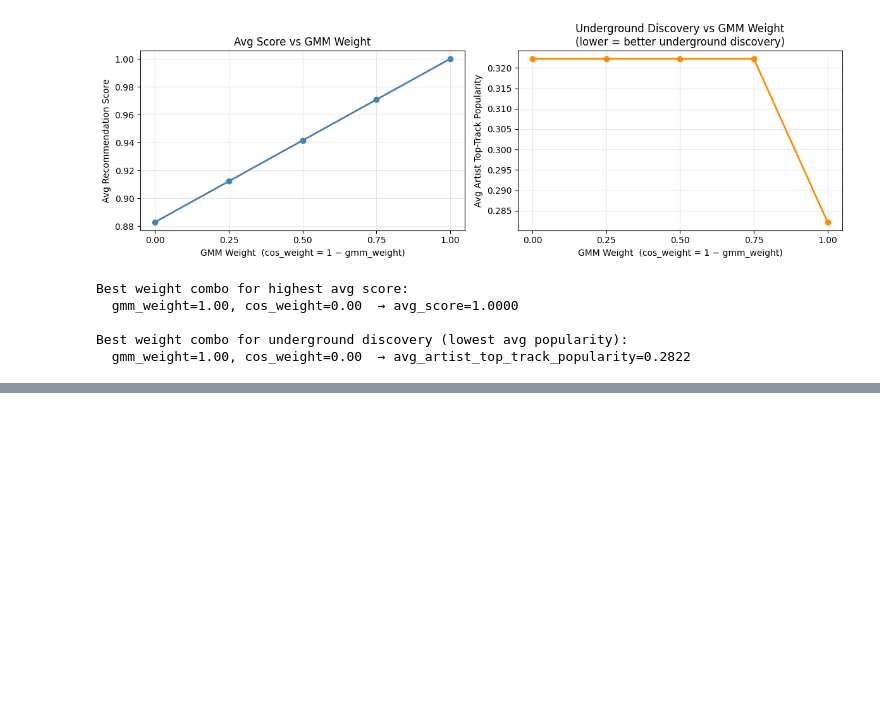
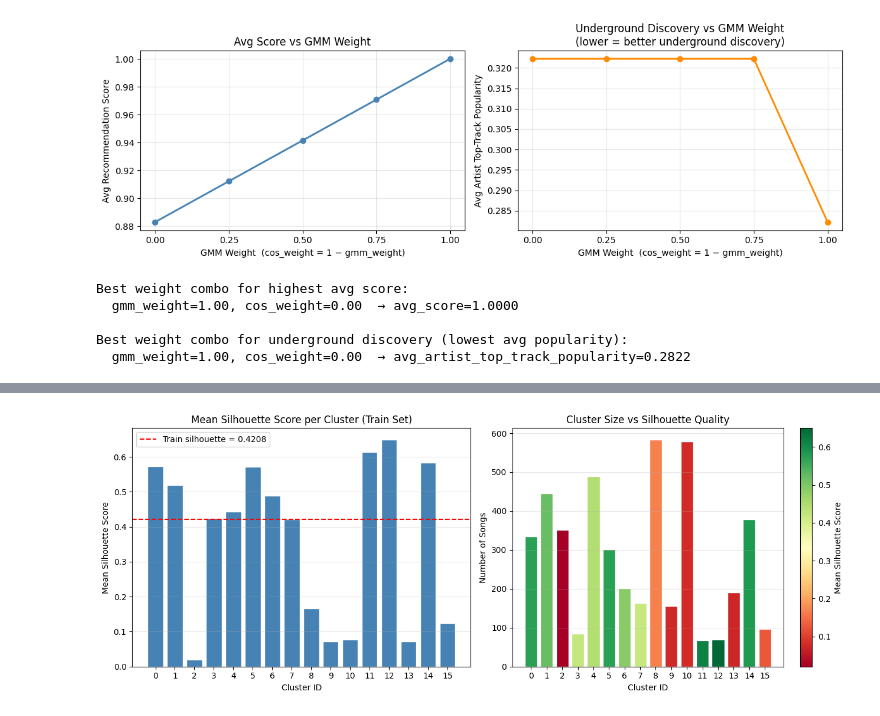
Before and after one commit to samiuell/MSE446-Group2, a Jupyter notebook: MSE446_Group2_GMMModel_C.ipynb, the cells around one changed output, grey strips where cells are left out. Saved outputs shown, nothing was run; the diff lists cells and outputs as text; code cells hidden in the pictures; blank space fills up the shorter version.

Commit message:
added validation and testing

```diff
--- a/MSE446_Group2_GMMModel_C.ipynb
+++ b/MSE446_Group2_GMMModel_C.ipynb
@@ -356,0 +445,99 @@ Best weight combo for underground discovery (lowest avg popularity):
+# %%
+# ---------------------------------------------------------------
+# SECTION 4 — SILHOUETTE SCORE EVALUATION
+# ---------------------------------------------------------------
+from sklearn.metrics import silhouette_score, silhouette_samples
+
+# ── Per-split silhouette scores ─────────────────────────────────
+labels_all   = songs_gmm['gmm_cluster'].to_numpy()
+
+sil_train = silhouette_score(X[train_idx], labels_all[train_idx])
+sil_val   = silhouette_score(X[val_idx],   labels_all[val_idx])
+sil_test  = silhouette_score(X[test_idx],  labels_all[test_idx])
+
+print(f"{'Split':<12} {'Silhouette Score':>18}")
+print('-' * 31)
+print(f"{'Train':<12} {sil_train:>18.4f}")
+print(f"{'Validation':<12} {sil_val:>18.4f}")
+print(f"{'Test':<12} {sil_test:>18.4f}")
+
+# ── Per-song silhouette values on the full dataset ─────────────
+sil_samples = silhouette_samples(X, labels_all)
+songs_gmm['silhouette_score'] = sil_samples
+
+# ── Per-cluster stats ───────────────────────────────────────────
+cluster_ids = sorted(songs_gmm['gmm_cluster'].unique())
+cluster_means = [
+    songs_gmm.loc[songs_gmm['gmm_cluster'] == k, 'silhouette_score'].mean()
+    for k in cluster_ids
+]
+cluster_sizes = [
+    (songs_gmm['gmm_cluster'] == k).sum()
+    for k in cluster_ids
+]
+
+# ── Colour map: green=high silhouette, red=low ──────────────────
+cmap   = plt.cm.RdYlGn
+min_s, max_s = min(cluster_means), max(cluster_means)
+norm   = lambda v: (v - min_s) / (max_s - min_s + 1e-9)
+colors = [cmap(norm(v)) for v in cluster_means]
+
+# ── Plots ────────────────────────────────────────────────────────
+fig, (ax1, ax2) = plt.subplots(1, 2, figsize=(13, 5))
+
+# Left: mean silhouette per cluster
+ax1.bar(cluster_ids, cluster_means, color='steelblue', edgecolor='white')
+ax1.axhline(sil_train, color='red', linestyle='--', linewidth=1.5,
+            label=f'Train silhouette = {sil_train:.4f}')
+ax1.set_xlabel('Cluster ID')
+ax1.set_ylabel('Mean Silhouette Score')
+ax1.set_title('Mean Silhouette Score per Cluster (Train Set)')
+ax1.set_xticks(cluster_ids)
+ax1.legend()
+ax1.grid(axis='y', alpha=0.3)
+
+# Right: cluster size coloured by mean silhouette quality
+bars = ax2.bar(cluster_ids, cluster_sizes, color=colors, edgecolor='white')
+ax2.set_xlabel('Cluster ID')
+ax2.set_ylabel('Number of Songs')
+ax2.set_title('Cluster Size vs Silhouette Quality')
+ax2.set_xticks(cluster_ids)
+ax2.grid(axis='y', alpha=0.3)
+
+# Colour bar legend (green=high, red=low silhouette)
+sm = plt.cm.ScalarMappable(cmap=cmap,
+                            norm=plt.Normalize(vmin=min_s, vmax=max_s))
+sm.set_array([])
+fig.colorbar(sm, ax=ax2, label='Mean Silhouette Score')
+
+plt.tight_layout()
+plt.show()
+
+# ── Interpretation block ─────────────────────────────────────────
+best_cluster  = cluster_ids[cluster_means.index(max(cluster_means))]
+worst_cluster = cluster_ids[cluster_means.index(min(cluster_means))]
+
+print()
+print('=' * 60)
+print('SILHOUETTE INTERPRETATION')
+print('=' * 60)
+print(f'  Train silhouette score      : {sil_train:.4f}')
+print(f'  Validation silhouette score : {sil_val:.4f}')
+print(f'  Test silhouette score       : {sil_test:.4f}')
+print()
+print(f'  Highest mean silhouette: Cluster {best_cluster}  '
+      f'({max(cluster_means):.4f})')
+print(f'  Lowest  mean silhouette: Cluster {worst_cluster}  '
+      f'({min(cluster_means):.4f})')
+print()
+gap = abs(sil_train - sil_test)
+if gap < 0.02:
+    gen_note = ("Train and test silhouette scores are within 0.02 of each other, "
+                "suggesting the model generalises well to unseen popular songs.")
+else:
+    gen_note = (f"The {gap:.4f} gap between train and test silhouette scores "
+                "suggests some degree of over-fitting to the training distribution; "
+                "consider regularising with a simpler covariance type.")
+print(f'  Generalisation: {gen_note}')
+print('=' * 60)
+# %% [output]
@@ -356,0 +549 @@ Best weight combo for underground discovery (lowest avg popularity):
+[figure, added]
```
Also changed, not shown: parts of 5 cells of this notebook.
